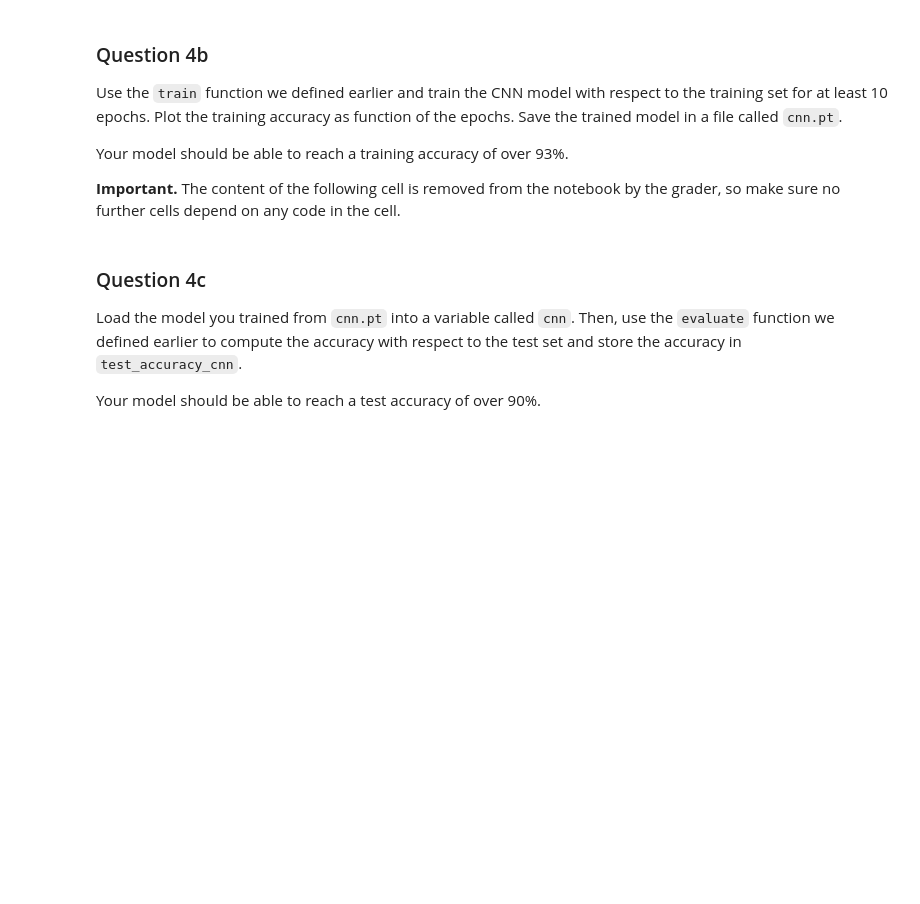
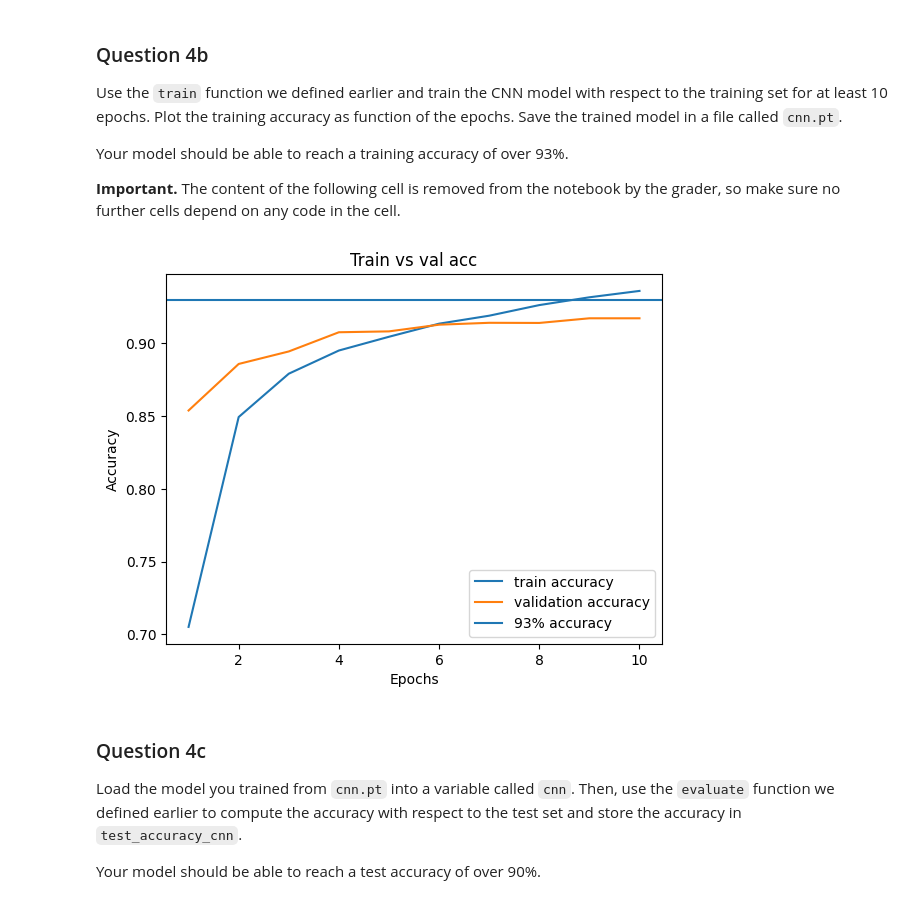
Before and after one commit to david-ferm00/data_science_and_ai, a Jupyter notebook: assignment_5/assignment5_template.ipynb, the cells around one changed output. Saved outputs shown, nothing was run; the diff lists cells and outputs as text; code cells hidden in the pictures; blank space fills up the shorter version.

```diff
--- a/assignment_5/assignment5_template.ipynb
+++ b/assignment_5/assignment5_template.ipynb
@@ -438,6 +571,28 @@ Your model should be able to reach a training accuracy of over 93%.
 # %%
 # Codegrade Tag Question4b
 # Do *not* remove the tag above
+
+cnn = CNN(in_sizes=(28, 28), in_channels=1, conv1_channels=32, conv2_channels=64, conv3_channels=128,
+          kernel_size=3, padding=1, pool_size=2, fc1_size=256, fc2_size=128, out_size=10, dropout_probability=0.5)
+states = train(cnn, train_loader, val_loader, 10, 0.0001)
+
+
+torch.save(cnn.state_dict(), "cnn.pt")
+
+train_accuracies = states[1]
+val_accuracies = states[3]
+
+x = range(1, 11)
+plt.plot(x, train_accuracies, label = "train accuracy")
+plt.plot(x, val_accuracies, label = "validation accuracy")
+plt.axhline(y = 0.93, label = "93% accuracy")
+plt.xlabel("Epochs")
+plt.ylabel("Accuracy")
+plt.title("Train vs val acc")
+plt.legend()
+plt.show()
+# %% [output]
+[figure, added]
 # %% [markdown]
 ### Question 4c
 
```
Also changed, not shown: parts of 12 cells of this notebook, 4 other files.
